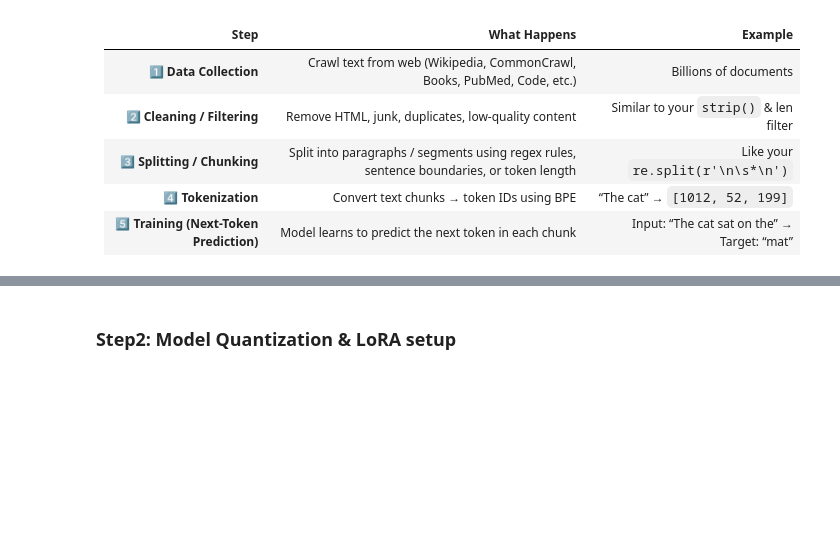
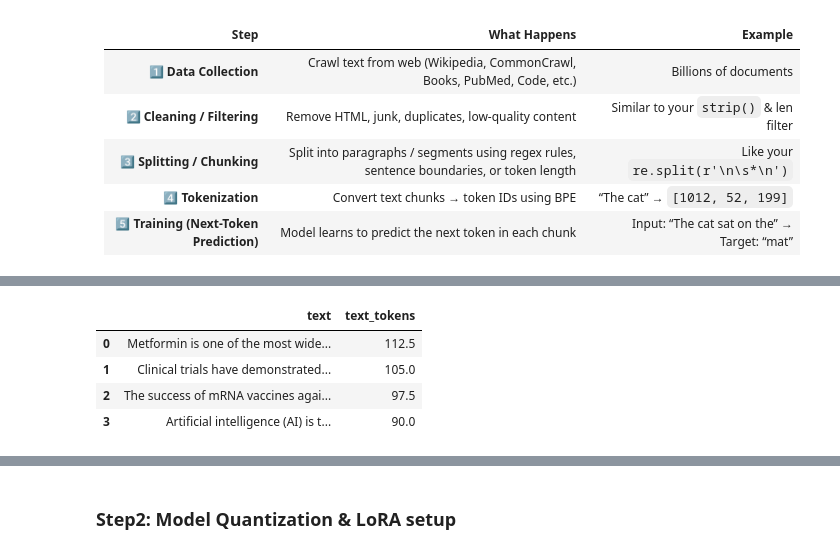
Before and after one commit to bibhu2020/buildllm, a Jupyter notebook: notebooks/finetuning2/14.stage1_unsupervised_finetuning.ipynb, the cells around one changed output, grey strips where cells are left out. Cells and saved outputs as stored; diff of their text form; code cells hidden in the pictures; blank space fills up the shorter version.

```diff
--- a/notebooks/finetuning2/14.stage1_unsupervised_finetuning.ipynb
+++ b/notebooks/finetuning2/14.stage1_unsupervised_finetuning.ipynb
@@ -158,0 +164,8 @@ Extracted 1778 paragraphs from the PDF.
+# %%
+df.head(5)
+# %% [output]
+|  | text | text_tokens |
+| 0 | Metformin is one of the most wide... | 112.5 |
+| 1 | Clinical trials have demonstrated... | 105.0 |
+| 2 | The success of mRNA vaccines agai... | 97.5 |
+| 3 | Artificial intelligence (AI) is t... | 90.0 |
```
Also changed, not shown: parts of 24 cells of this notebook, 10 other files.
